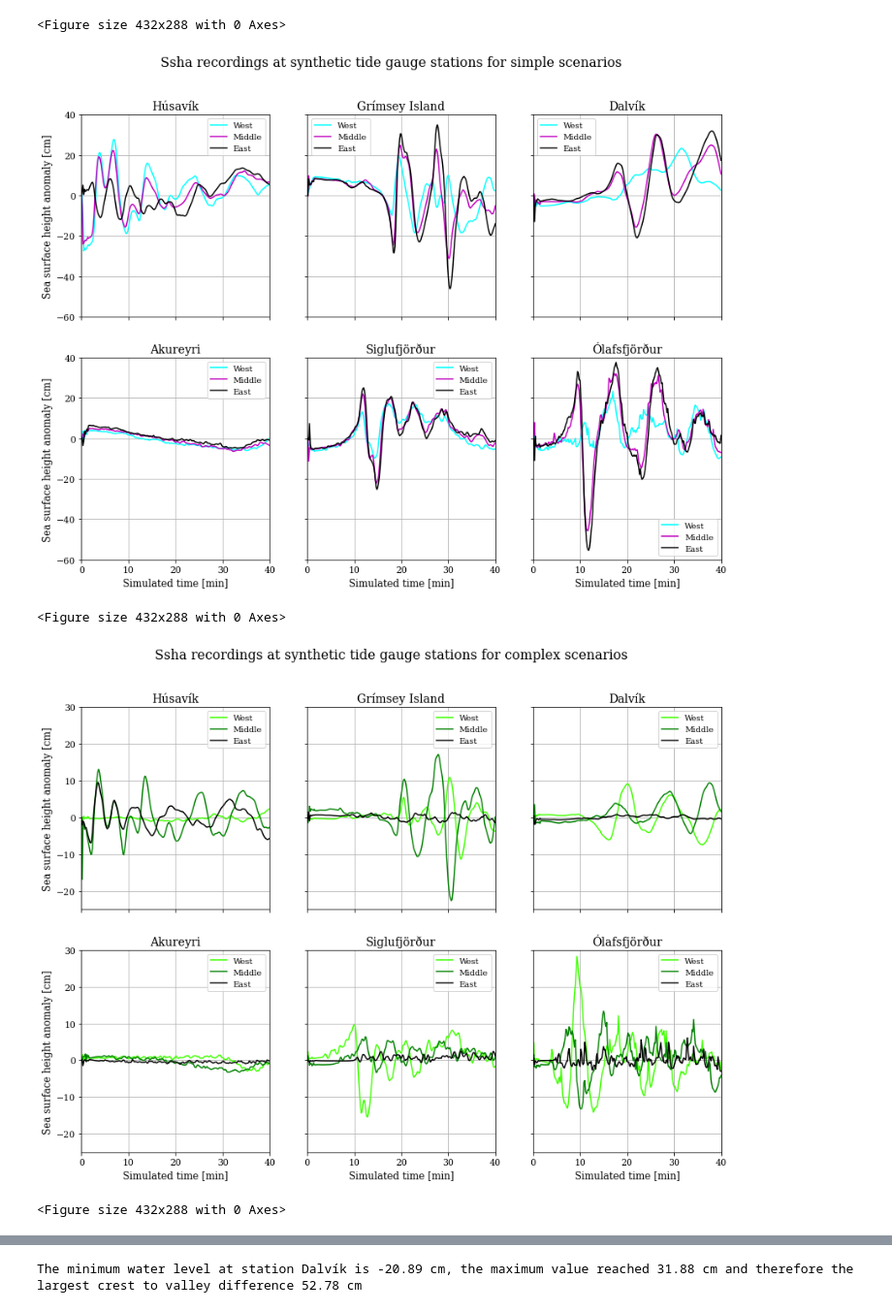
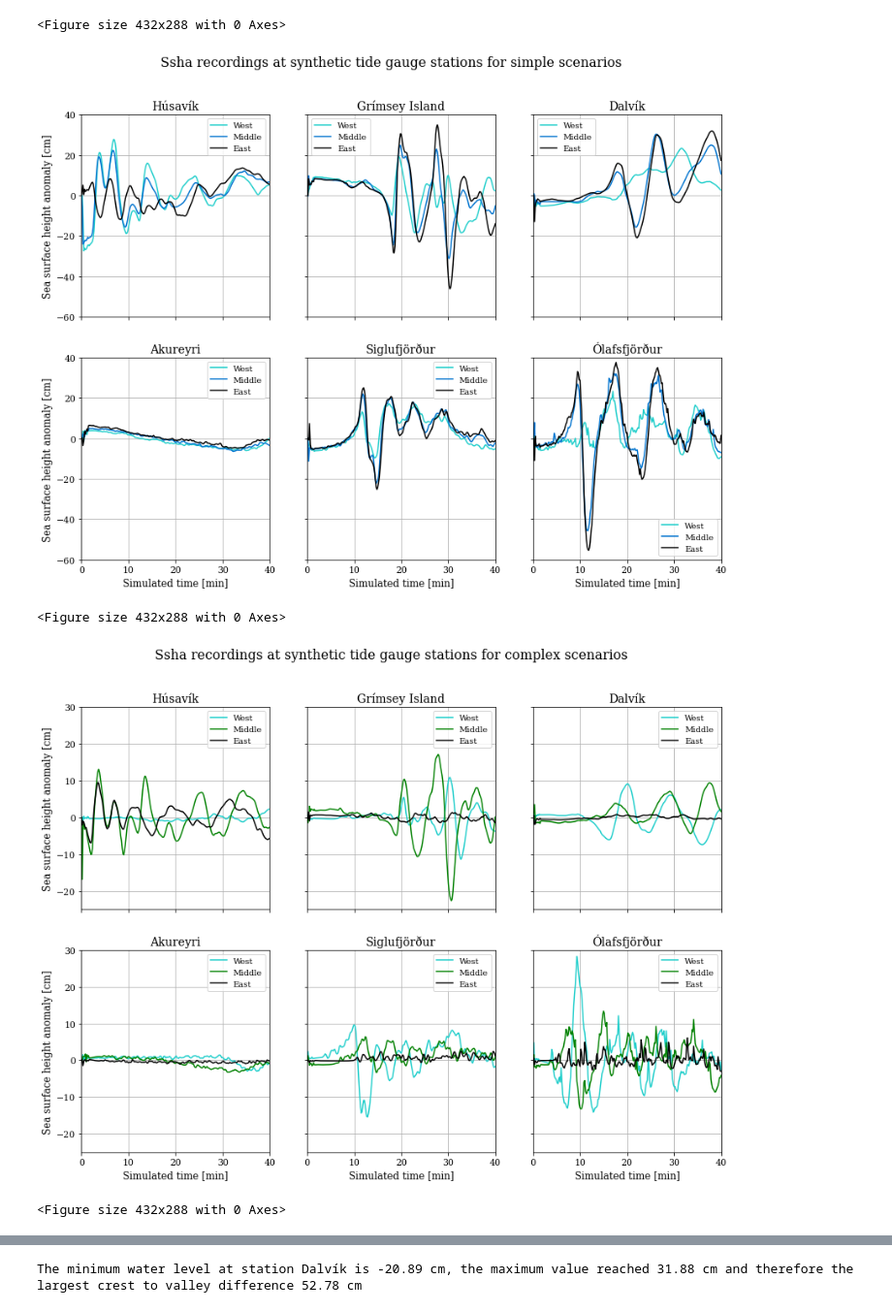
Before and after one commit to fabian-kutschera/Scripts4Processing, a Jupyter notebook: samoa/ssha_ptsovertime4paper.ipynb, the cells around one changed output, grey strips where cells are left out. Shown at 97% size. Saved outputs shown, nothing was run; the diff lists cells and outputs as text; code cells hidden in the pictures.

```diff
--- a/samoa/ssha_ptsovertime4paper.ipynb
+++ b/samoa/ssha_ptsovertime4paper.ipynb
@@ -305,8 +305,13 @@ plt.rc('ytick', labelsize=11)
 
 # Colors
 c1 = '#00ffff' #Cyan
+c1 = '#1fcecb' #robin egg
+
 #c2 = '#6495ed' #tiff blue
-c2 = 'm' #magenta
+#c2 = 'b' #magenta m
+#c2 = '#4d4dff'
+#c2 = '#007FFF'
+c2 = '#0073cf'
 #c3 = '#000133' #stratos Color
 c3 = 'k' #black
 
@@ -375,7 +380,7 @@ plt.savefig('ssha_stations_simple.png', dpi=300)
 plt.show()
 plt.clf()
 # %% [output]
-[figure, old version]
+[figure, new version]
 <Figure size 432x288 with 0 Axes>
 # %%
 ### Plot for paper - COMPLEX fault geometry
@@ -386,7 +391,9 @@ plt.rc('ytick', labelsize=11)
 
 # Colors
 #c1 = '#39ff14' #Neon
-c1 = '#3fff00' #Harlequin
+#c1 = '#3fff00' #Harlequin
+c1 = '#1fcecb' #robin egg
+#c1 = '#00ffff'
 c2 = 'g' #green
 c3 = 'k' #British Racing
 
@@ -427,32 +434,32 @@ ax4.plot(akureyri_cW.time, akureyri_cW.ssha, label="West", color=c1)
 ax4.plot(akureyri_cM.time, akureyri_cM.ssha, label="Middle", color=c2)
 ax4.plot(akureyri_cE.time, akureyri_cE.ssha, label="East", color=c3)
 ax4.legend()
 ax4.set_ylabel("Sea surface height anomaly [cm]", fontsize=12)
 ax4.set_xlabel("Simulated time [min]", fontsize=12)
 ax4.set_title("Akureyri", fontsize=14)
 ax4.grid()
 
 
 ax5.plot(sig_cW.time, sig_cW.ssha, label="West", color=c1)
 ax5.plot(sig_cM.time, sig_cM.ssha, label="Middle", color=c2)
 ax5.plot(sig_cE.time, sig_cE.ssha, label="East", color=c3)
 ax5.legend()
 ax5.set_xlabel("Simulated time [min]", fontsize=12)
 ax5.set_title("Siglufjörður", fontsize=14)
 ax5.grid()
 
 
 ax6.plot(olaf_cW.time, olaf_cW.ssha, label="West", color=c1)
 ax6.plot(olaf_cM.time, olaf_cM.ssha, label="Middle", color=c2)
 ax6.plot(olaf_cE.time, olaf_cE.ssha, label="East", color=c3)
 ax6.legend()
 ax6.set_xlabel("Simulated time [min]", fontsize=12)
 ax6.set_title("Ólafsfjörður", fontsize=14)
 ax6.grid()
 
 plt.savefig('ssha_stations_complex.png', dpi=300)
 plt.show()
 plt.clf()
 # %% [output]
-[figure, old version]
+[figure, new version]
 <Figure size 432x288 with 0 Axes>
```
Also changed, not shown: parts of 2 cells of this notebook, 2 other files.
